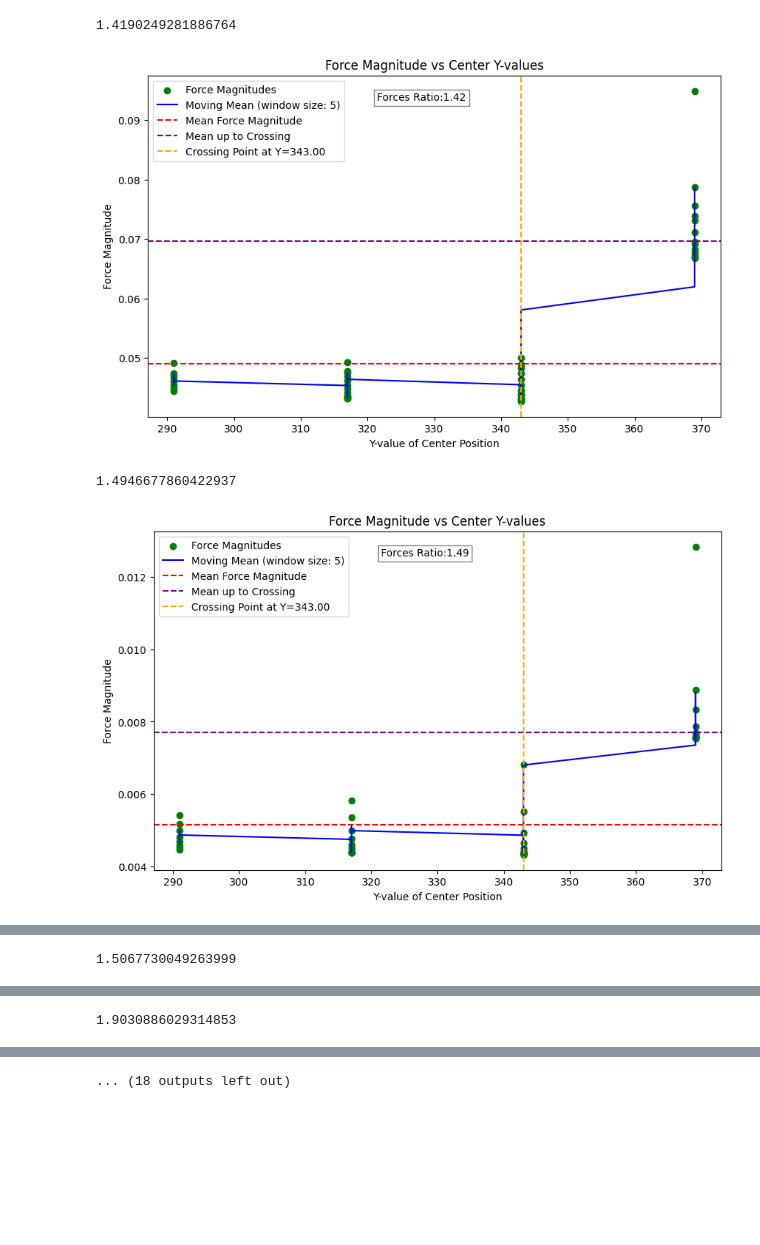
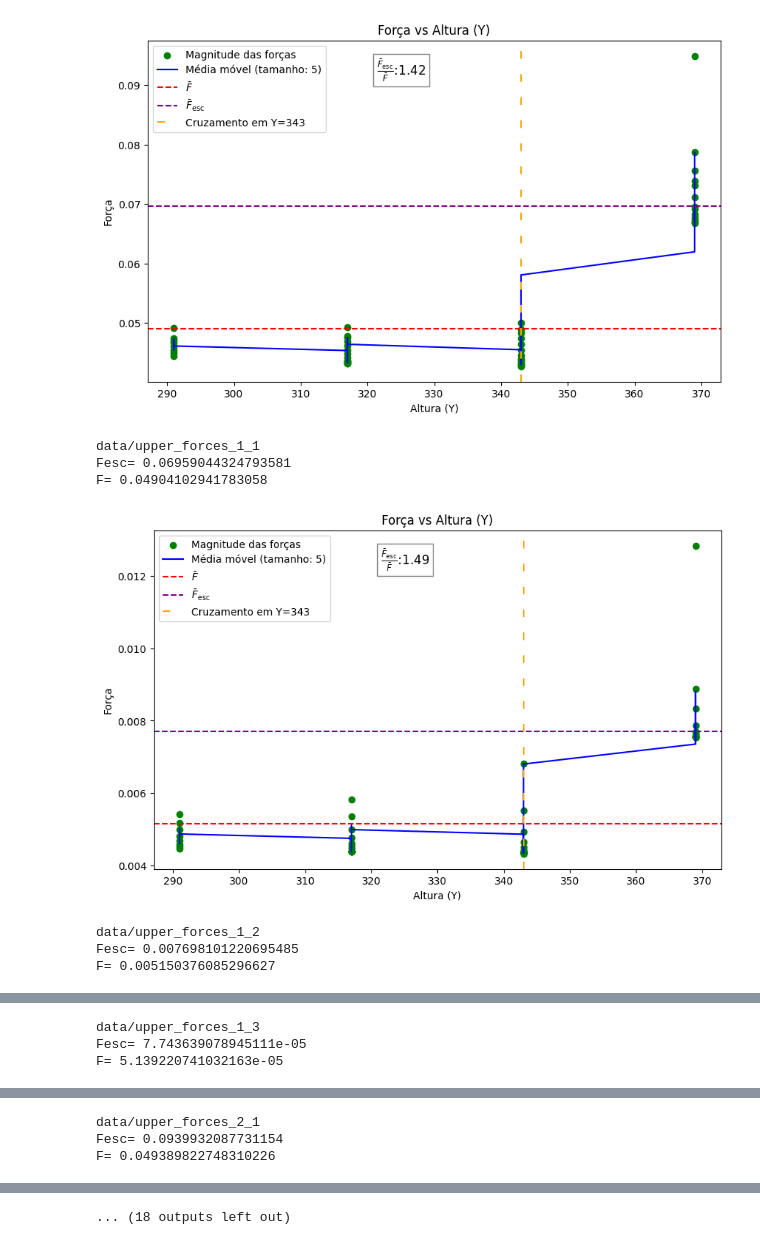
Before and after one commit to ascelada/lbm-jax, a Jupyter notebook: forces_analysys.ipynb, the cells around one changed output, grey strips where cells are left out. Saved outputs shown, nothing was run; the diff lists cells and outputs as text; code cells hidden in the pictures; blank space fills up the shorter version.

```diff
--- a/forces_analysys.ipynb
+++ b/forces_analysys.ipynb
@@ -31,16 +33,27 @@ def print_forces(forces_dict, center_positions, labeled_matrix, scale):
                        angles='xy', scale_units='xy', scale=5/scale, cmap='viridis')
 
     # Optional: Add a colorbar
-    fig.colorbar(quiver, ax=ax, label='Force Magnitude x$10^{-3}$')
+    fig.colorbar(quiver, ax=ax, label='Magnitude das Forças x$10^{3}$')
 
     # Additional plot settings
     colors = ['white'] + ['#9A9594'] * (max(int(x) for x in forces_dict.keys()) + 1)
     cmap = mcolors.ListedColormap(colors)
     ax.imshow(np.array(labeled_matrix).T, alpha=1, cmap=cmap)
     ax.set_facecolor('white')# Show islands as background
-    ax.set_title('Force Field for Islands')
+    ax.set_title('Campo de Forças nos Elementos')
     ax.set_ylim(ax.get_ylim()[::-1])  # Invert y-axis
     ax.set_xlabel('X')
     ax.set_ylabel('Y')
 
     return fig
+
+def moving_mean(data, window_size):
+    """Calculate the moving mean with a specified window size."""
+    if len(data) < window_size:
+        # If the data length is less than the window size, return the mean of the entire data
+        return [np.mean(data)] * len(data)
+
+    means = np.convolve(data, np.ones(window_size), 'valid') / window_size
+    # To align with the center of the window, pad the beginning of the means array
+    pad_size = window_size // 2
+    return np.pad(means, (pad_size, len(data) - len(means) - pad_size), mode='edge')
@@ -93,45 +99,53 @@ for i in range(5):
             y_values = [center_positions[index][1] for index in sorted_indices if index in center_positions]
             mean_force_magnitude = np.mean(all_force_magnitudes)
 
             moving_mean_values = moving_mean(force_magnitudes, 5)
 
             crossing_point_y = None
             crossing_point_index = None
             for idx , (y, value) in enumerate(zip(y_values, moving_mean_values)):
                 if value <= mean_force_magnitude:
                     crossing_point_y = y
                     crossing_point_index = idx
                     break
 
             mean_force_up_to_crossing = None
             if crossing_point_index is not None:
 
                 mean_force_up_to_crossing = np.mean(moving_mean_values[:crossing_point_index-1])
 
             # Plotting
             fig = plt.figure(figsize=(10, 6))
-            plt.scatter(y_values, force_magnitudes, color='green', label='Force Magnitudes')
-            plt.plot(y_values, moving_mean_values, color='blue', label=f'Moving Mean (window size: {5})')
-            plt.text(0.4, 0.95, f'Forces Ratio:{mean_force_up_to_crossing/mean_force_magnitude:.2f}', transform=plt.gca().transAxes, fontsize=10, verticalalignment='top', bbox=dict(boxstyle="square", alpha=0.5,facecolor="white"))
-            plt.axhline(y=mean_force_magnitude, color='red', linestyle='--', label=f'Mean Force Magnitude')
+            plt.scatter(y_values, force_magnitudes, color='green', label='Magnitude das forças')
+            plt.plot(y_values, moving_mean_values, color='blue', label=f'Média móvel (tamanho: {5})')
+            plt.text(0.4, 0.95, rf'$\frac{{\bar{{F}}_{{\text{{esc}}}}}}{{\bar{{F}}}}$:{mean_force_up_to_crossing/mean_force_magnitude:.2f}', transform=plt.gca().transAxes, fontsize=12, verticalalignment='top', bbox=dict(boxstyle="square", alpha=0.5,facecolor="white"))
+            plt.axhline(y=mean_force_magnitude, color='red', linestyle='--', label=r'$\bar{F}$')
             if mean_force_up_to_crossing is not None:
-                plt.axhline(y=mean_force_up_to_crossing, color='purple', linestyle='--', label=f'Mean up to Crossing')
+                plt.axhline(y=mean_force_up_to_crossing, color='purple', linestyle='--', label=r'$\bar{F}_{\text{esc}}$')
 
             if crossing_point_y is not None:
-                plt.axvline(x=crossing_point_y, color='orange', linestyle='--', label=f'Crossing Point at Y={crossing_point_y:.2f}')
-            plt.xlabel('Y-value of Center Position')
-            plt.ylabel('Force Magnitude')
-            plt.title(f'Force Magnitude vs Center Y-values')
+                plt.axvline(x=crossing_point_y, color='orange', linestyle=(0, (5, 10)), label=f'Cruzamento em Y={crossing_point_y:.0f}')
+
+            plt.ticklabel_format(style='sci',axis='y',scilimits=(-3,3))
+            plt.xlabel('Altura (Y)')
+            plt.ylabel('Força')
+            plt.title(f'Força vs Altura (Y)')
             plt.legend(loc='upper left')
-
-            print(mean_force_up_to_crossing/mean_force_magnitude)
 
             plt.show()
 
             fig.savefig(f'data/upper_forces_{i+1}_{j+1}', dpi=300,bbox_inches='tight' )
+            print(f'data/upper_forces_{i+1}_{j+1}')
+            print('Fesc=',mean_force_up_to_crossing)
+            print('F=',mean_force_magnitude)
+
             crossing_point_y = None
 # %% [output]
+[figure, new version]
-1.4190249281886764
+data/upper_forces_1_1
+Fesc= 0.06959044324793581
+F= 0.04904102941783058
-[figure, old version]
+[figure, new version]
-1.4946677860422937
+data/upper_forces_1_2
+Fesc= 0.007698101220695485
+F= 0.005150376085296627
-[figure, old version]
@@ -138 +153,3 @@ for i in range(5):
-1.5067730049263999
+data/upper_forces_1_3
+Fesc= 7.743639078945111e-05
+F= 5.139220741032163e-05
@@ -140 +157,3 @@ for i in range(5):
-1.9030886029314853
+data/upper_forces_2_1
+Fesc= 0.0939932087731154
+F= 0.049389822748310226
```
Also changed, not shown: parts of 5 cells of this notebook, 8 other files.
